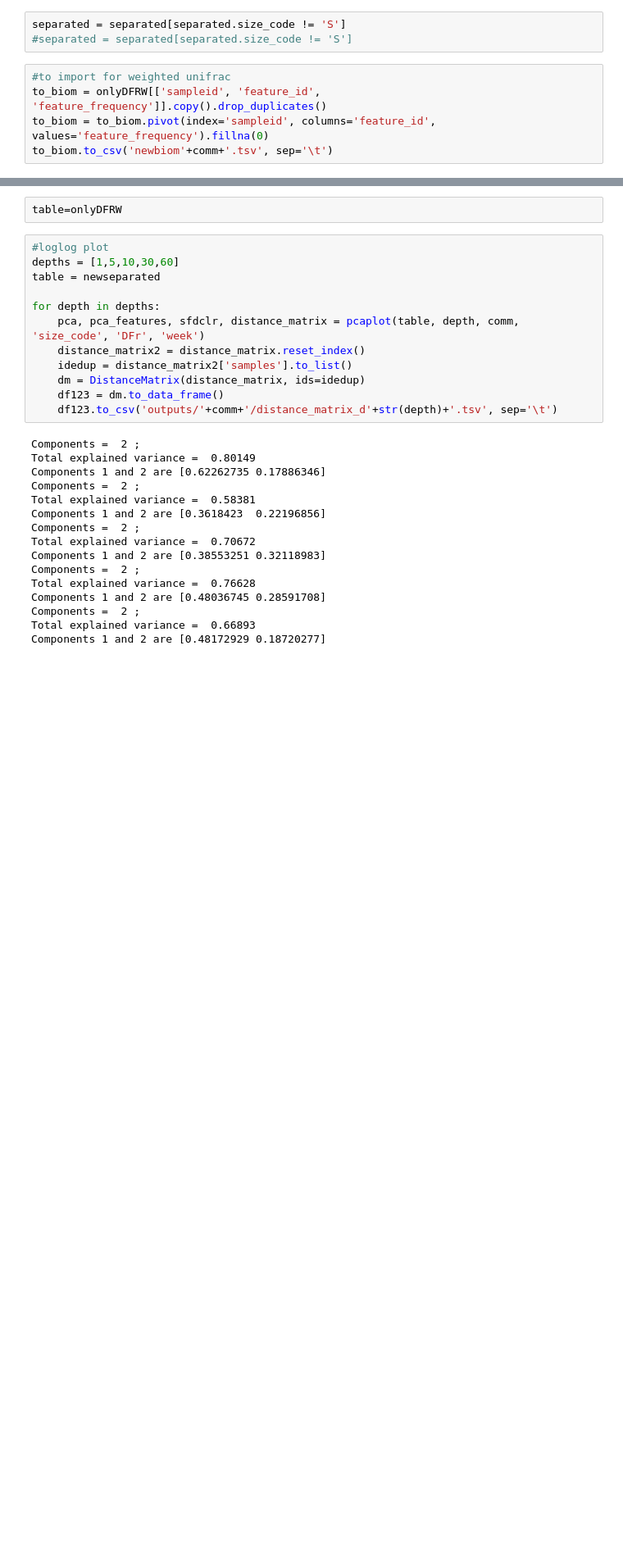
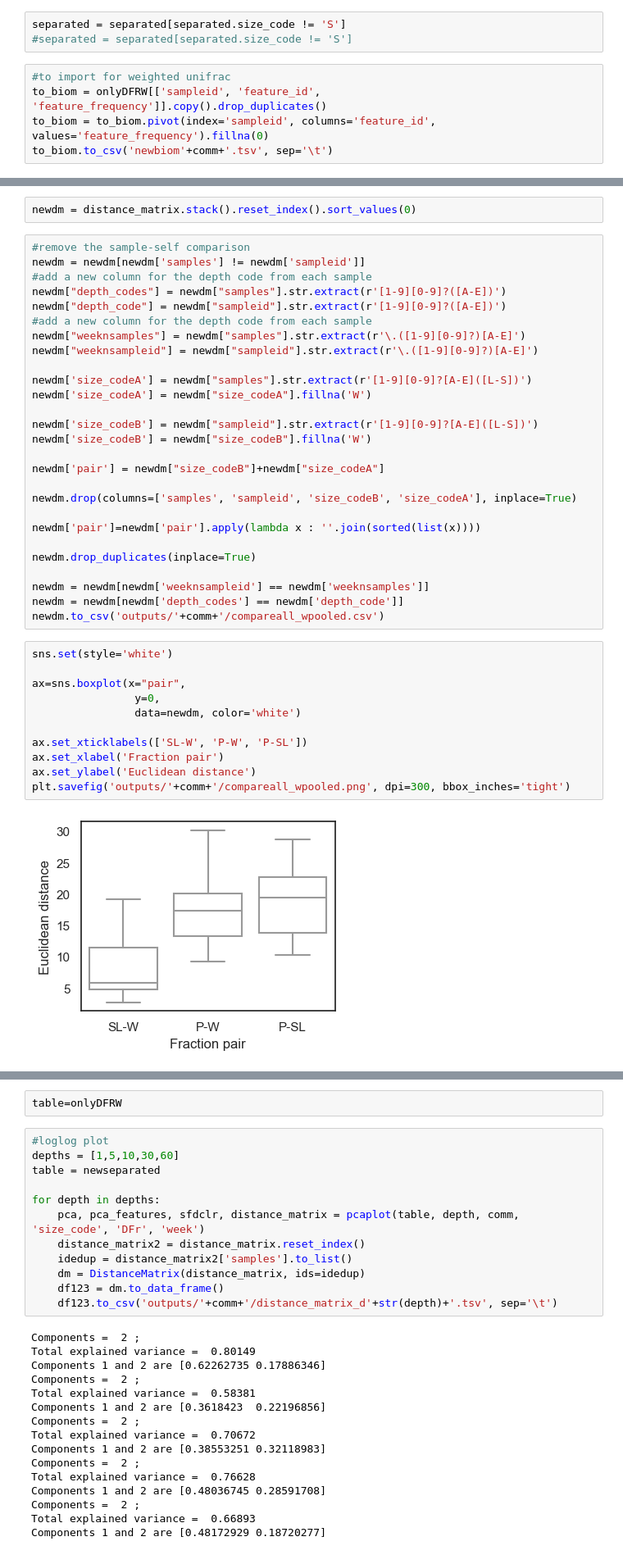
Before and after one commit to dianahaider/size_fractions, a Jupyter notebook: bb2022_pooled_samples_addition.ipynb, the cells around one changed output, grey strips where cells are left out. Shown at 82% size. Drawn from its saved outputs; the diff is of its cells as text; blank space fills up the shorter version.

```diff
--- a/bb2022_pooled_samples_addition.ipynb
+++ b/bb2022_pooled_samples_addition.ipynb
@@ -300,0 +326,42 @@ Components 1 and 2 are [0.54006532 0.15596701]
+# %%
+newdm = distance_matrix.stack().reset_index().sort_values(0)
+# %%
+#remove the sample-self comparison
+newdm = newdm[newdm['samples'] != newdm['sampleid']]
+#add a new column for the depth code from each sample
+newdm["depth_codes"] = newdm["samples"].str.extract(r'[1-9][0-9]?([A-E])')
+newdm["depth_code"] = newdm["sampleid"].str.extract(r'[1-9][0-9]?([A-E])')
+#add a new column for the depth code from each sample
+newdm["weeknsamples"] = newdm["samples"].str.extract(r'\.([1-9][0-9]?)[A-E]')
+newdm["weeknsampleid"] = newdm["sampleid"].str.extract(r'\.([1-9][0-9]?)[A-E]')
+
+newdm['size_codeA'] = newdm["samples"].str.extract(r'[1-9][0-9]?[A-E]([L-S])')
+newdm['size_codeA'] = newdm["size_codeA"].fillna('W')
+
+newdm['size_codeB'] = newdm["sampleid"].str.extract(r'[1-9][0-9]?[A-E]([L-S])')
+newdm['size_codeB'] = newdm["size_codeB"].fillna('W')
+
+newdm['pair'] = newdm["size_codeB"]+newdm["size_codeA"]
+
+newdm.drop(columns=['samples', 'sampleid', 'size_codeB', 'size_codeA'], inplace=True)
+
+newdm['pair']=newdm['pair'].apply(lambda x : ''.join(sorted(list(x))))
+
+newdm.drop_duplicates(inplace=True)
+
+newdm = newdm[newdm['weeknsampleid'] == newdm['weeknsamples']]
+newdm = newdm[newdm['depth_codes'] == newdm['depth_code']]
+newdm.to_csv('outputs/'+comm+'/compareall_wpooled.csv')
+# %%
+sns.set(style='white')
+
+ax=sns.boxplot(x="pair",
+                y=0,
+                data=newdm, color='white')
+
+ax.set_xticklabels(['SL-W', 'P-W', 'P-SL'])
+ax.set_xlabel('Fraction pair')
+ax.set_ylabel('Euclidean distance')
+plt.savefig('outputs/'+comm+'/compareall_wpooled.png', dpi=300, bbox_inches='tight')
+# %% [output]
+[figure, added]
```
Also changed, not shown: parts of 7 cells of this notebook, 3 other files.
